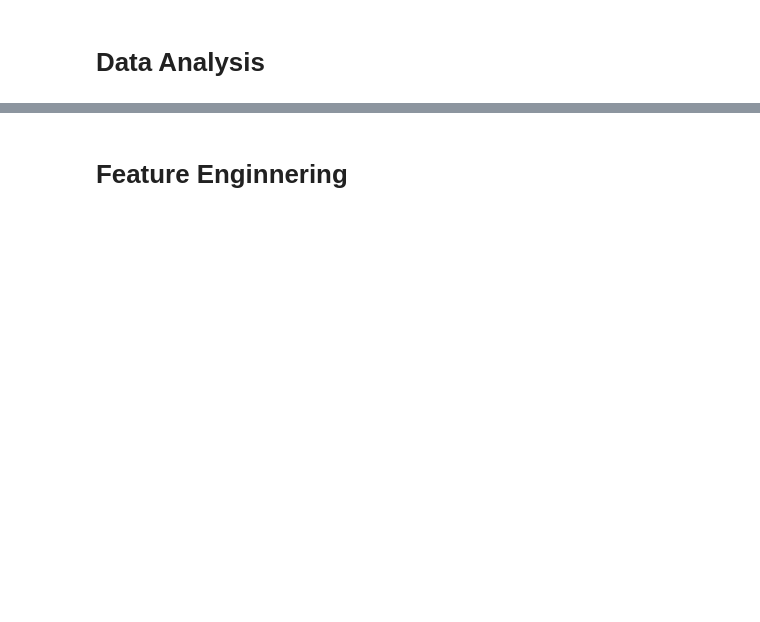
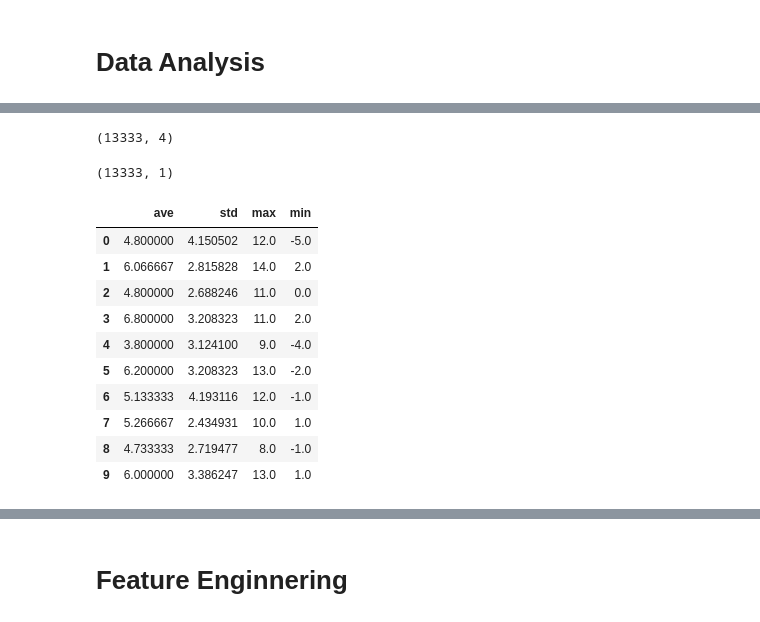
Before and after one commit to myke11j/kaggle-competetions, a Jupyter notebook: LANL-Earthquake-Prediction/kernel.ipynb, the cells around one changed output, grey strips where cells are left out. Saved outputs shown, nothing was run; the diff lists cells and outputs as text; code cells hidden in the pictures; blank space fills up the shorter version.

```diff
--- a/LANL-Earthquake-Prediction/kernel.ipynb
+++ b/LANL-Earthquake-Prediction/kernel.ipynb
@@ -124,2 +144,24 @@ train = pd.read_csv('train.csv', nrows=6000000, dtype={'acoustic_data': np.int16
+# %%
+X_train.shape
+# %% [output]
+(13333, 4)
+# %%
+y_train.shape
+# %% [output]
+(13333, 1)
+# %%
+X_train.head(10)
+# %% [output]
+|  | ave | std | max | min |
+| 0 | 4.800000 | 4.150502 | 12.0 | -5.0 |
+| 1 | 6.066667 | 2.815828 | 14.0 | 2.0 |
+| 2 | 4.800000 | 2.688246 | 11.0 | 0.0 |
+| 3 | 6.800000 | 3.208323 | 11.0 | 2.0 |
+| 4 | 3.800000 | 3.124100 | 9.0 | -4.0 |
+| 5 | 6.200000 | 3.208323 | 13.0 | -2.0 |
+| 6 | 5.133333 | 4.193116 | 12.0 | -1.0 |
+| 7 | 5.266667 | 2.434931 | 10.0 | 1.0 |
+| 8 | 4.733333 | 2.719477 | 8.0 | -1.0 |
+| 9 | 6.000000 | 3.386247 | 13.0 | 1.0 |
 # %%
 #visualize 1% of samples data, first 100 datapoints
```
Also changed, not shown: parts of 19 cells of this notebook.
